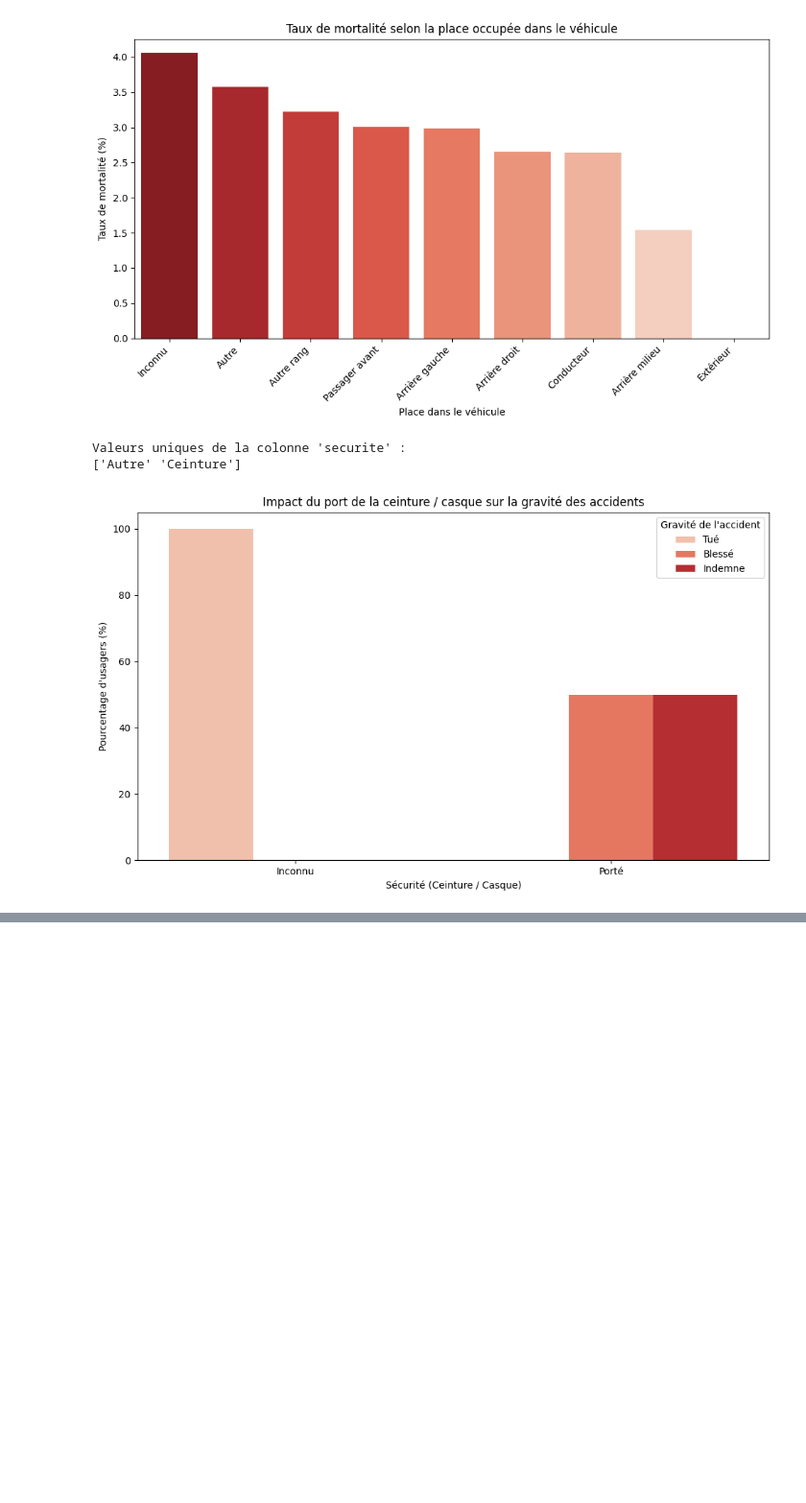
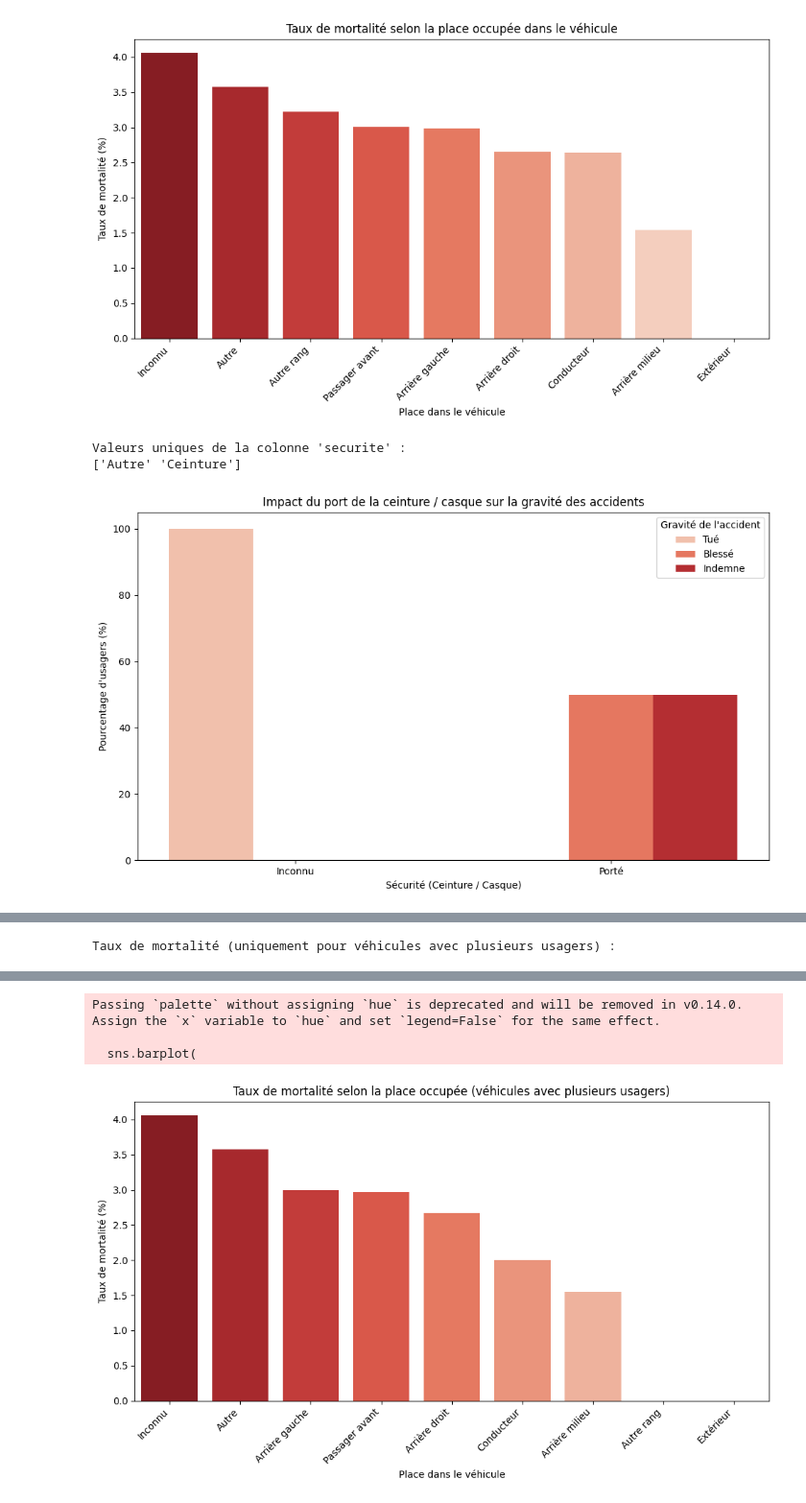
Before and after one commit to YohanF1245/brief-analyse-traffic, a Jupyter notebook: notebooks/analyse.ipynb, the cells around one changed output, grey strips where cells are left out. Shown at 96% size. Drawn from its saved outputs; the diff is of its cells as text; code cells hidden in the pictures; blank space fills up the shorter version.

```diff
--- a/notebooks/analyse.ipynb
+++ b/notebooks/analyse.ipynb
@@ -791,0 +877,71 @@ Valeurs uniques de la colonne 'securite' :
+# %%
+import pandas as pd
+import matplotlib.pyplot as plt
+import seaborn as sns
+
+# --- 1️⃣ Charger les tables nécessaires ---
+df_usagers = pd.read_sql_query("SELECT * FROM dim_usager;", conn)
+df_vehicules = pd.read_sql_query("SELECT * FROM dim_vehicule;", conn)
+
+# --- 2️⃣ Déterminer les véhicules avec plusieurs usagers ---
+# On compte combien d'usagers sont associés à chaque accident
+usagers_par_accident = df_usagers.groupby("id_accident").size().reset_index(name="nb_usagers")
+
+# On ne garde que les accidents où il y a plusieurs usagers
+multi_usagers = usagers_par_accident[usagers_par_accident["nb_usagers"] > 1]["id_accident"]
+
+# Filtrer df_usagers pour ne garder que ces cas
+df_usagers_multi = df_usagers[df_usagers["id_accident"].isin(multi_usagers)]
+
+# --- 3️⃣ Mapping des places ---
+place_mapping = {
+    1: "Conducteur",
+    2: "Passager avant",
+    3: "Arrière gauche",
+    4: "Arrière milieu",
+    5: "Arrière droit",
+    6: "Autre rang",
+    7: "Extérieur",
+    8: "Inconnu",
+    9: "Autre"
+}
+
+df_usagers_multi["place"] = pd.to_numeric(df_usagers_multi["place"], errors="coerce")
+df_usagers_multi["place_label"] = df_usagers_multi["place"].map(place_mapping)
+
+# --- 4️⃣ Calcul du taux de mortalité ---
+totaux = df_usagers_multi.groupby("place_label").size().rename("total")
+
+morts = (
+    df_usagers_multi[df_usagers_multi["gravite_accident"].str.contains("tué", case=False, na=False)]
+    .groupby("place_label")
+    .size()
+    .rename("nb_tues")
+)
+
+stats_places = (
+    pd.concat([totaux, morts], axis=1)
+    .fillna(0)
+    .assign(taux_mortalite=lambda d: d["nb_tues"] / d["total"] * 100)
+    .sort_values("taux_mortalite", ascending=False)
+)
+
+print("Taux de mortalité (uniquement pour véhicules avec plusieurs usagers) :")
+display(stats_places)
+
+# --- 5️⃣ Visualisation ---
+plt.figure(figsize=(10,6))
+sns.barplot(
+    data=stats_places.reset_index(),
+    x="place_label",
+    y="taux_mortalite",
+    palette="Reds_r"
+)
+plt.title("Taux de mortalité selon la place occupée (véhicules avec plusieurs usagers)")
+plt.xlabel("Place dans le véhicule")
+plt.ylabel("Taux de mortalité (%)")
+plt.xticks(rotation=45, ha="right")
+plt.tight_layout()
+plt.show()
+# %% [output]
+Taux de mortalité (uniquement pour véhicules avec plusieurs usagers) :
@@ -791,0 +969,4 @@ Valeurs uniques de la colonne 'securite' :
+Passing `palette` without assigning `hue` is deprecated and will be removed in v0.14.0. Assign the `x` variable to `hue` and set `legend=False` for the same effect.
+
+  sns.barplot(
+[figure, added]
```
Also changed, not shown: parts of 23 cells of this notebook, 8 other files.
